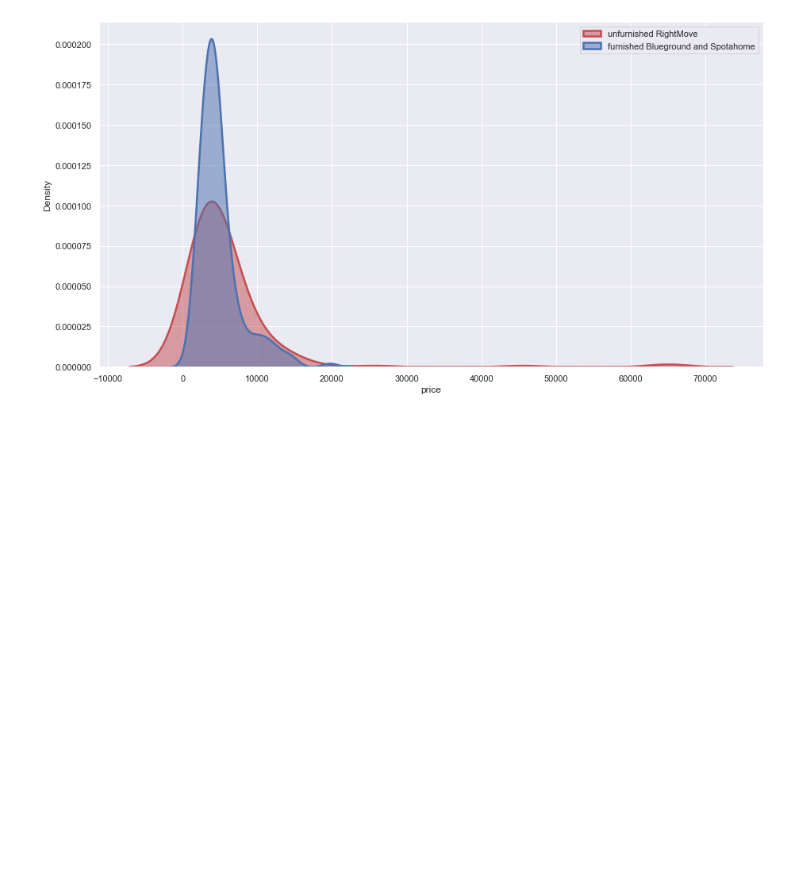
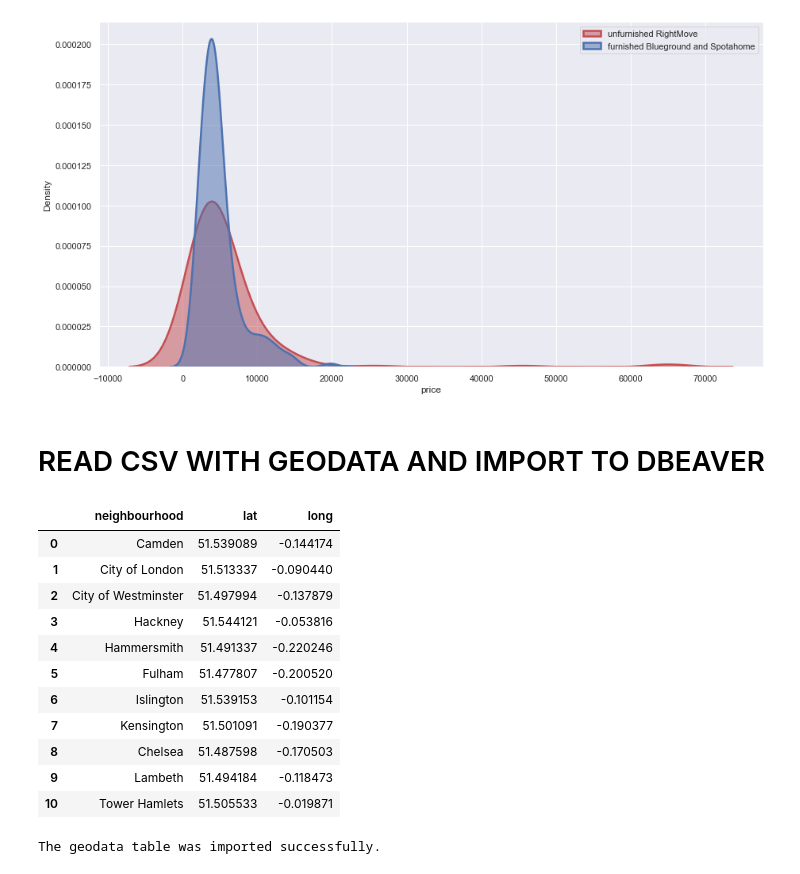
Before and after one commit to capstone-jmrs/capstone-proptech-repo, a Jupyter notebook: final_table.ipynb, the cells around one changed output. Cells and saved outputs as stored; diff of their text form; code cells hidden in the pictures; blank space fills up the shorter version.

Commit message:
update geodata

```diff
--- a/final_table.ipynb
+++ b/final_table.ipynb
@@ -299,3 +299,48 @@ fig.legend(labels=['unfurnished RightMove','furnished Blueground and Spotahome']
 plt.show()
 # %% [output]
 [figure]
+# %% [markdown]
+# READ CSV WITH GEODATA AND IMPORT TO DBEAVER
+# %%
+geodata = pd.read_csv("geodata.csv", delimiter=',')
+# %%
+geodata
+# %% [output]
+|  | neighbourhood | lat | long |
+| 0 | Camden | 51.539089 | -0.144174 |
+| 1 | City of London | 51.513337 | -0.090440 |
+| 2 | City of Westminster | 51.497994 | -0.137879 |
+| 3 | Hackney | 51.544121 | -0.053816 |
+| 4 | Hammersmith | 51.491337 | -0.220246 |
+| 5 | Fulham | 51.477807 | -0.200520 |
+| 6 | Islington | 51.539153 | -0.101154 |
+| 7 | Kensington | 51.501091 | -0.190377 |
+| 8 | Chelsea | 51.487598 | -0.170503 |
+| 9 | Lambeth | 51.494184 | -0.118473 |
+| 10 | Tower Hamlets | 51.505533 | -0.019871 |
+# %%
+# call the schema created for this project
+schema = 'capstone_jmrs'
+# get the function to connect to the database
+engine = get_engine()
+
+# give the table a unique name
+table_name = "geodata"
+
+# import the table to sql
+if engine != None:
+    try:
+        geodata.to_sql(name=table_name,
+                                   con=engine,
+                                   if_exists='replace',
+                                   schema=schema,
+                                   index=False,
+                                   chunksize=5000,
+                                   method='multi')
+        print(f"The {table_name} table was imported successfully.")
+
+    except (Exception, psycopg2.DatabaseError) as error:
+        print(error)
+        engine = None
+# %% [output]
+The geodata table was imported successfully.
```
Also changed, not shown: 3 other files.
